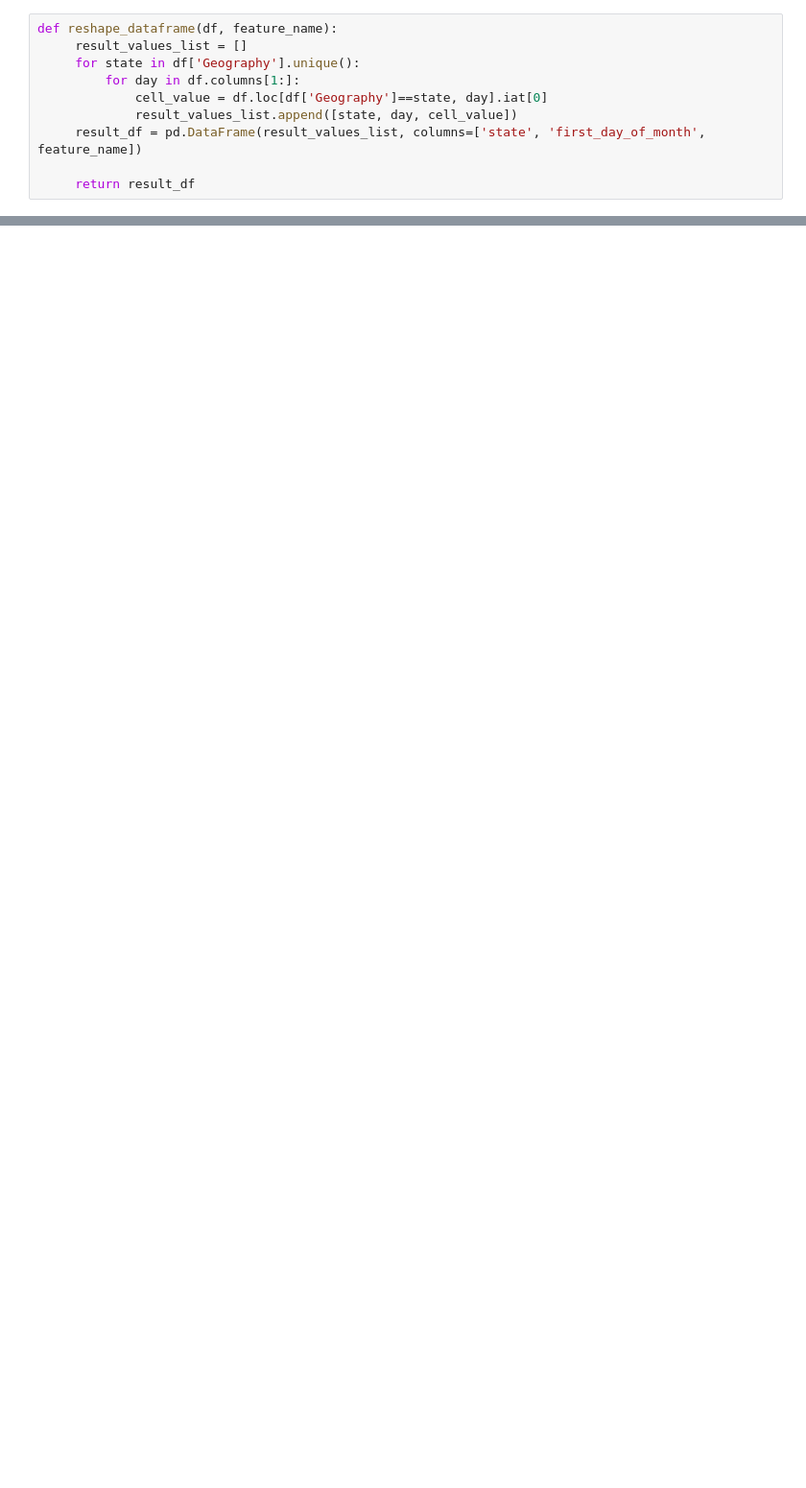
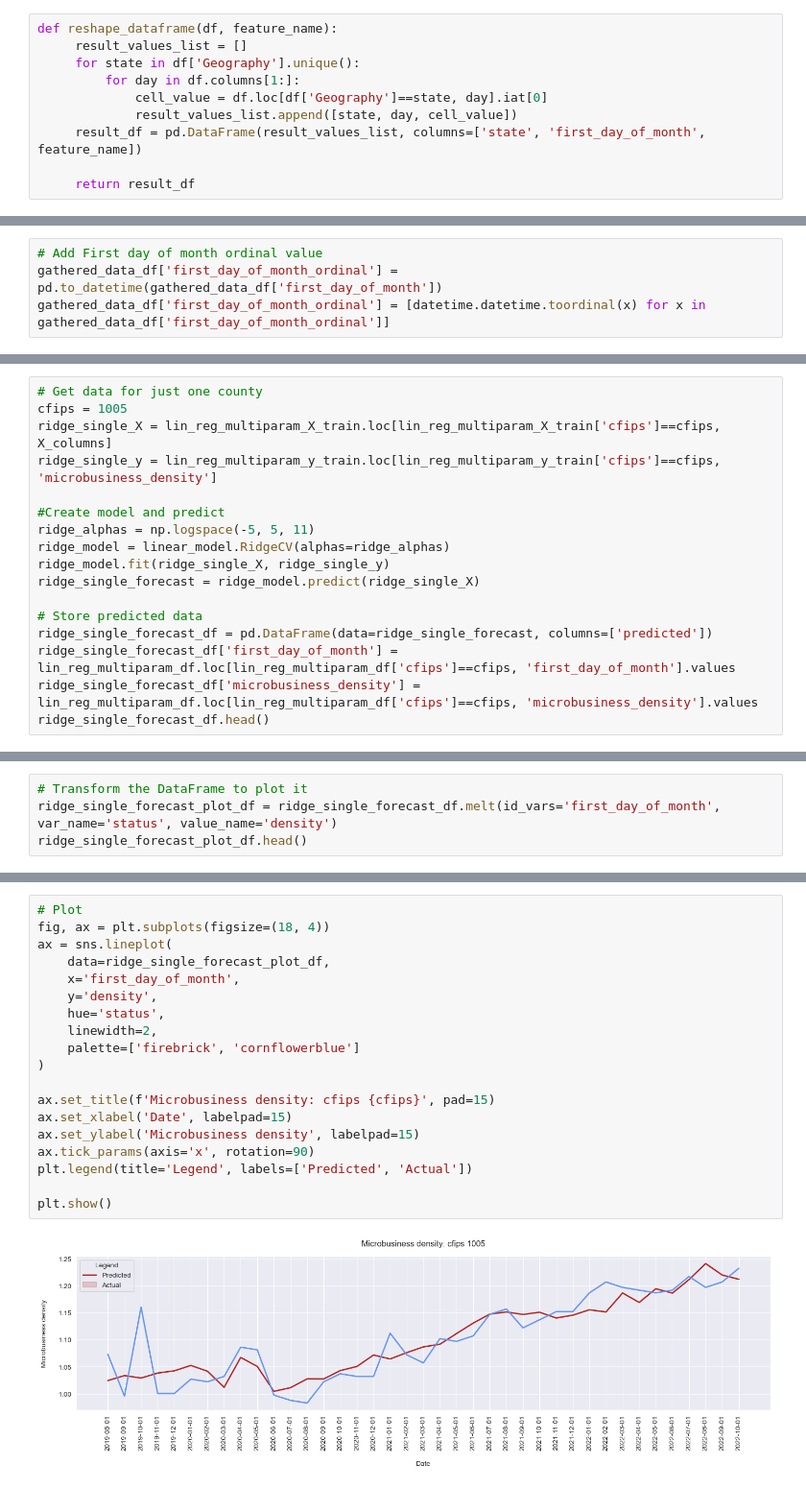
Before and after one commit to vroobelle93/03_GoDaddy, a Jupyter notebook: godaddy1.ipynb, the cells around one changed output, grey strips where cells are left out. Shown at 96% size. Saved outputs shown, nothing was run; the diff lists cells and outputs as text; blank space fills up the shorter version.

Commit message:
First ridge regression completed!!!

```diff
--- a/godaddy1.ipynb
+++ b/godaddy1.ipynb
@@ -458,0 +521,4 @@ unemployment_rate_data[unemployment_rate_data['state']=='Alabama'].head()
+# %%
+# Add First day of month ordinal value
+gathered_data_df['first_day_of_month_ordinal'] = pd.to_datetime(gathered_data_df['first_day_of_month'])
+gathered_data_df['first_day_of_month_ordinal'] = [datetime.datetime.toordinal(x) for x in gathered_data_df['first_day_of_month_ordinal']]
@@ -458,0 +585,17 @@ unemployment_rate_data[unemployment_rate_data['state']=='Alabama'].head()
+# %%
+# Get data for just one county
+cfips = 1005
+ridge_single_X = lin_reg_multiparam_X_train.loc[lin_reg_multiparam_X_train['cfips']==cfips, X_columns]
+ridge_single_y = lin_reg_multiparam_y_train.loc[lin_reg_multiparam_y_train['cfips']==cfips, 'microbusiness_density']
+
+#Create model and predict
+ridge_alphas = np.logspace(-5, 5, 11)
+ridge_model = linear_model.RidgeCV(alphas=ridge_alphas)
+ridge_model.fit(ridge_single_X, ridge_single_y)
+ridge_single_forecast = ridge_model.predict(ridge_single_X)
+
+# Store predicted data
+ridge_single_forecast_df = pd.DataFrame(data=ridge_single_forecast, columns=['predicted'])
+ridge_single_forecast_df['first_day_of_month'] = lin_reg_multiparam_df.loc[lin_reg_multiparam_df['cfips']==cfips, 'first_day_of_month'].values
+ridge_single_forecast_df['microbusiness_density'] = lin_reg_multiparam_df.loc[lin_reg_multiparam_df['cfips']==cfips, 'microbusiness_density'].values
+ridge_single_forecast_df.head()
@@ -458,0 +616,4 @@ unemployment_rate_data[unemployment_rate_data['state']=='Alabama'].head()
+# %%
+# Transform the DataFrame to plot it
+ridge_single_forecast_plot_df = ridge_single_forecast_df.melt(id_vars='first_day_of_month', var_name='status', value_name='density')
+ridge_single_forecast_plot_df.head()
@@ -458,0 +627,21 @@ unemployment_rate_data[unemployment_rate_data['state']=='Alabama'].head()
+# %%
+# Plot
+fig, ax = plt.subplots(figsize=(18, 4))
+ax = sns.lineplot(
+    data=ridge_single_forecast_plot_df,
+    x='first_day_of_month',
+    y='density',
+    hue='status',
+    linewidth=2,
+    palette=['firebrick', 'cornflowerblue']
+)
+
+ax.set_title(f'Microbusiness density: cfips {cfips}', pad=15)
+ax.set_xlabel('Date', labelpad=15)
+ax.set_ylabel('Microbusiness density', labelpad=15)
+ax.tick_params(axis='x', rotation=90)
+plt.legend(title='Legend', labels=['Predicted', 'Actual'])
+
+plt.show()
+# %% [output]
+[figure, added]
```
Also changed, not shown: parts of 17 cells of this notebook.
